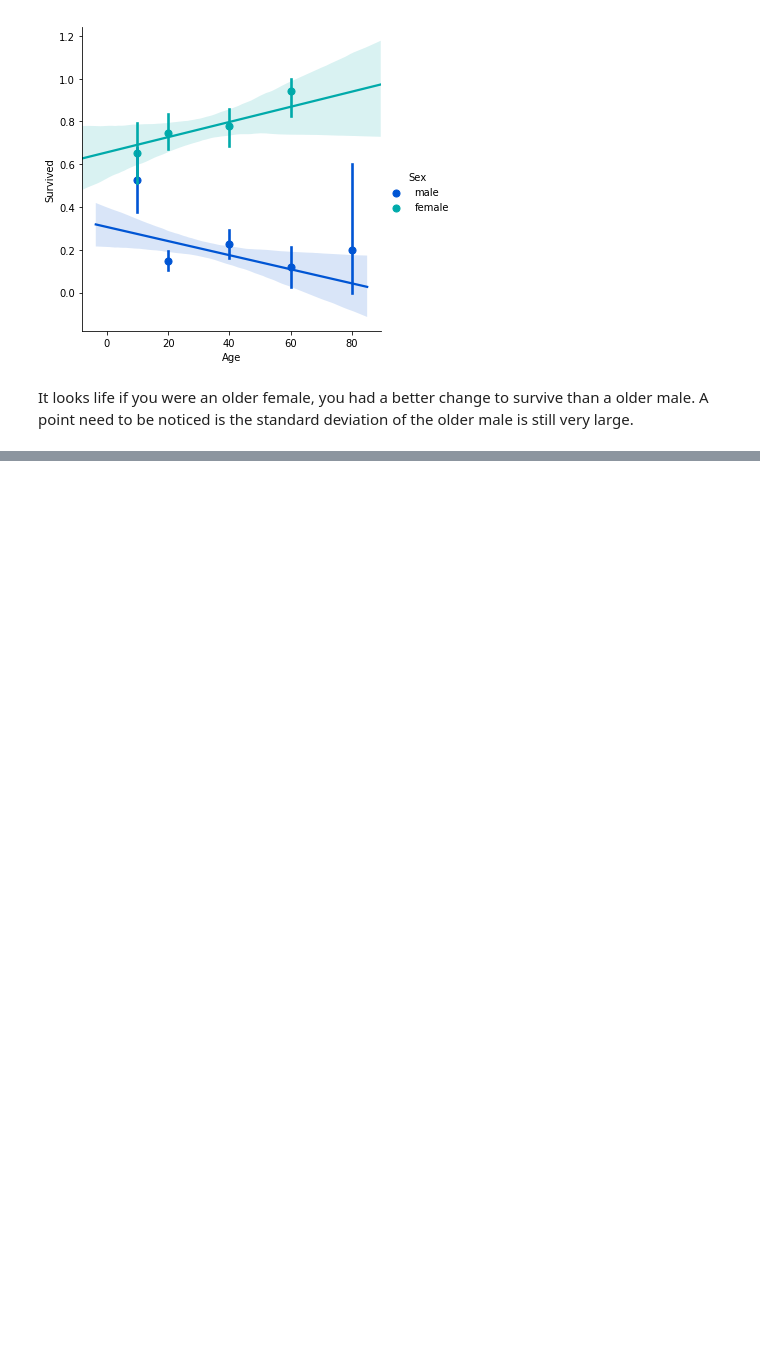
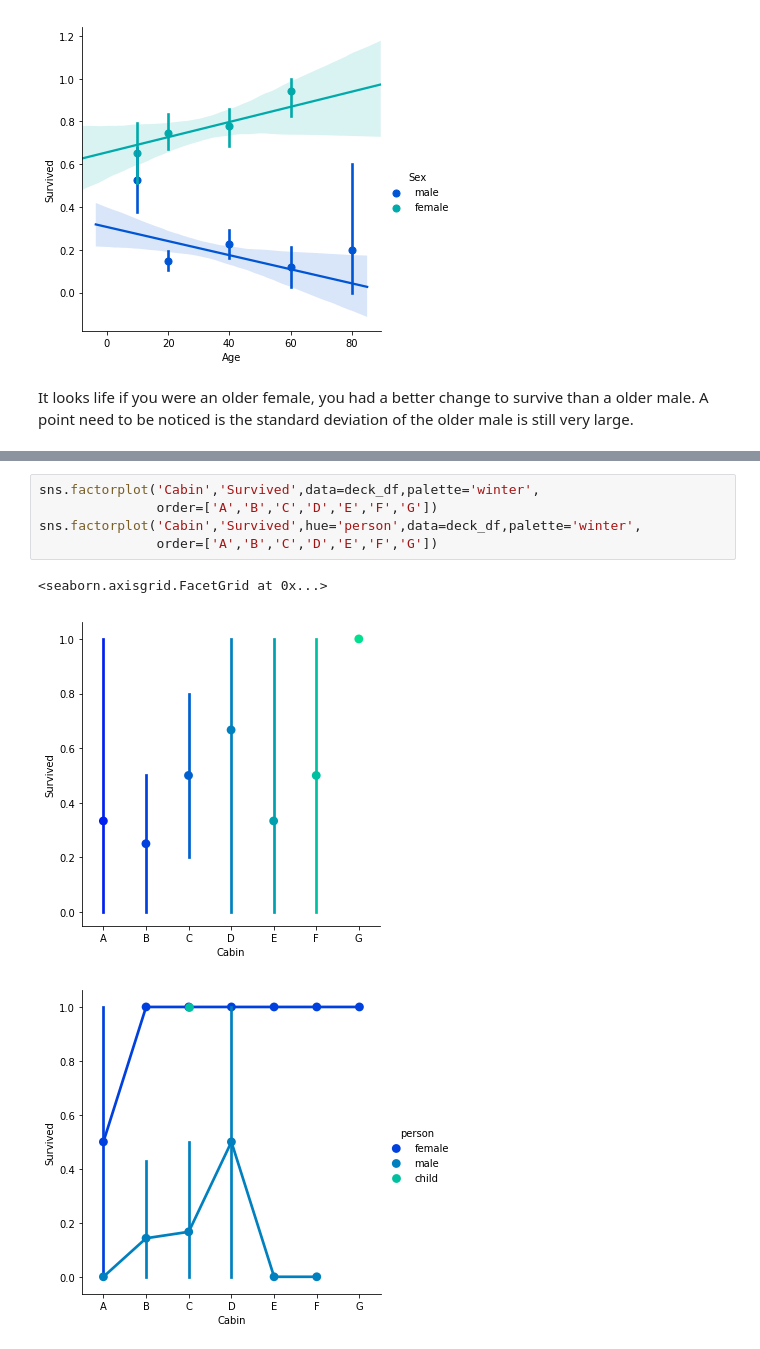
Before and after one commit to stellazhu31/Kaggle-Titanic-Machine-Learning-Personal-Project, a Jupyter notebook: Prediction of Titanic Survival Information.ipynb, the cells around one changed output, grey strips where cells are left out. Saved outputs shown, nothing was run; the diff lists cells and outputs as text; blank space fills up the shorter version.

```diff
--- a/Prediction of Titanic Survival Information.ipynb
+++ b/Prediction of Titanic Survival Information.ipynb
@@ -365,0 +440,9 @@ It looks life if you were an older female, you had a better change to survive th
+# %%
+sns.factorplot('Cabin','Survived',data=deck_df,palette='winter',
+               order=['A','B','C','D','E','F','G'])
+sns.factorplot('Cabin','Survived',hue='person',data=deck_df,palette='winter',
+               order=['A','B','C','D','E','F','G'])
+# %% [output]
+<seaborn.axisgrid.FacetGrid at 0x...>
+[figure, added]
+[figure, added]
```
Also changed, not shown: parts of 12 cells of this notebook.
